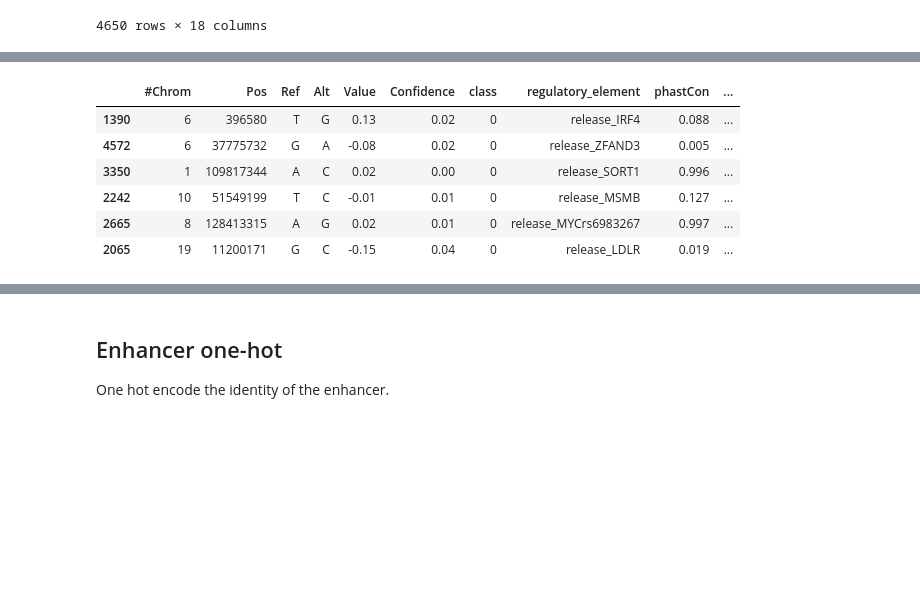
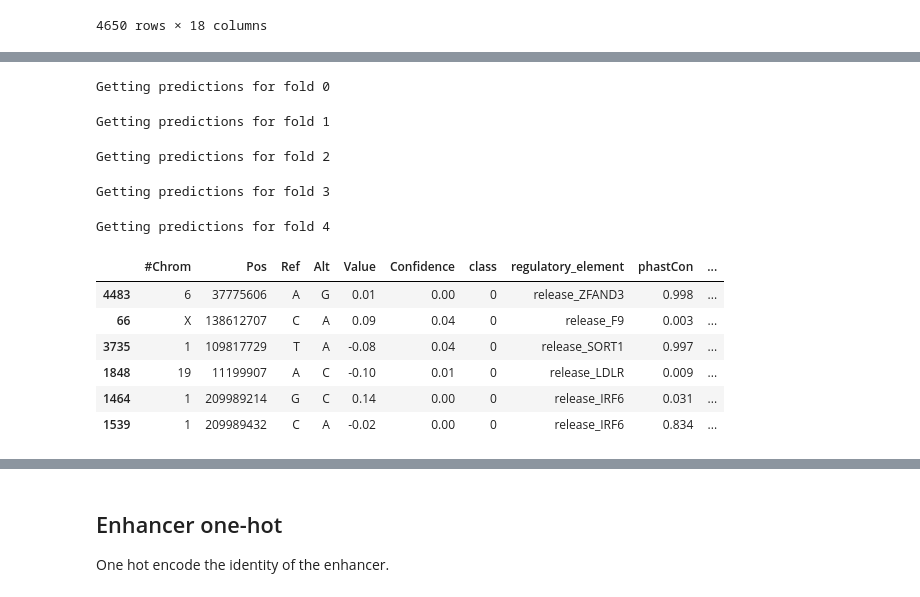
Before and after one commit to alex-hh/cagi5_mpra_prediction, a Jupyter notebook: Cagi5CV.ipynb, the cells around one changed output, grey strips where cells are left out. Drawn from its saved outputs; the diff is of its cells as text; code cells hidden in the pictures; blank space fills up the shorter version.

```diff
--- a/Cagi5CV.ipynb
+++ b/Cagi5CV.ipynb
@@ -162,18 +217,24 @@ print(roc_auc_score(cv_regress['class'].abs(), cv_regress['PredValue'].abs()))
 # %%
 cv_chunk = ChunkCV(df,
-                   Classifier,
-                   model_kwargs={'features': deepseadiffs, 'model_name': 'xgb'},
+                   operator=CVOperator(
+                       Classifier,
+                       model_kwargs={'features': deepseadiffs, 'model_name': 'xgb'}),
                    fold_dict=fold_dict)
 cvdf_chunk = cv_chunk.get_cv_preds()
 cvdf_chunk.sample(6)
 # %% [output]
+Getting predictions for fold 0
+Getting predictions for fold 1
+Getting predictions for fold 2
+Getting predictions for fold 3
+Getting predictions for fold 4
 |  | #Chrom | Pos | Ref | Alt | Value | Confidence | class | regulatory_element | phastCon | ... |
-| 1390 | 6 | 396580 | T | G | 0.13 | 0.02 | 0 | release_IRF4 | 0.088 | ... |
-| 4572 | 6 | 37775732 | G | A | -0.08 | 0.02 | 0 | release_ZFAND3 | 0.005 | ... |
-| 3350 | 1 | 109817344 | A | C | 0.02 | 0.00 | 0 | release_SORT1 | 0.996 | ... |
-| 2242 | 10 | 51549199 | T | C | -0.01 | 0.01 | 0 | release_MSMB | 0.127 | ... |
-| 2665 | 8 | 128413315 | A | G | 0.02 | 0.01 | 0 | release_MYCrs6983267 | 0.997 | ... |
-| 2065 | 19 | 11200171 | G | C | -0.15 | 0.04 | 0 | release_LDLR | 0.019 | ... |
+| 4483 | 6 | 37775606 | A | G | 0.01 | 0.00 | 0 | release_ZFAND3 | 0.998 | ... |
+| 66 | X | 138612707 | C | A | 0.09 | 0.04 | 0 | release_F9 | 0.003 | ... |
+| 3735 | 1 | 109817729 | T | A | -0.08 | 0.04 | 0 | release_SORT1 | 0.997 | ... |
+| 1848 | 19 | 11199907 | A | C | -0.10 | 0.01 | 0 | release_LDLR | 0.009 | ... |
+| 1464 | 1 | 209989214 | G | C | 0.14 | 0.00 | 0 | release_IRF6 | 0.031 | ... |
+| 1539 | 1 | 209989432 | C | A | -0.02 | 0.00 | 0 | release_IRF6 | 0.834 | ... |
 # %%
 print(roc_auc_score(ybin, binarizer.transform(cvdf_chunk['PredClass']), average=None))
 make_roc_plot(cvdf_chunk)
```
Also changed, not shown: parts of 22 cells of this notebook, 5 other files.
